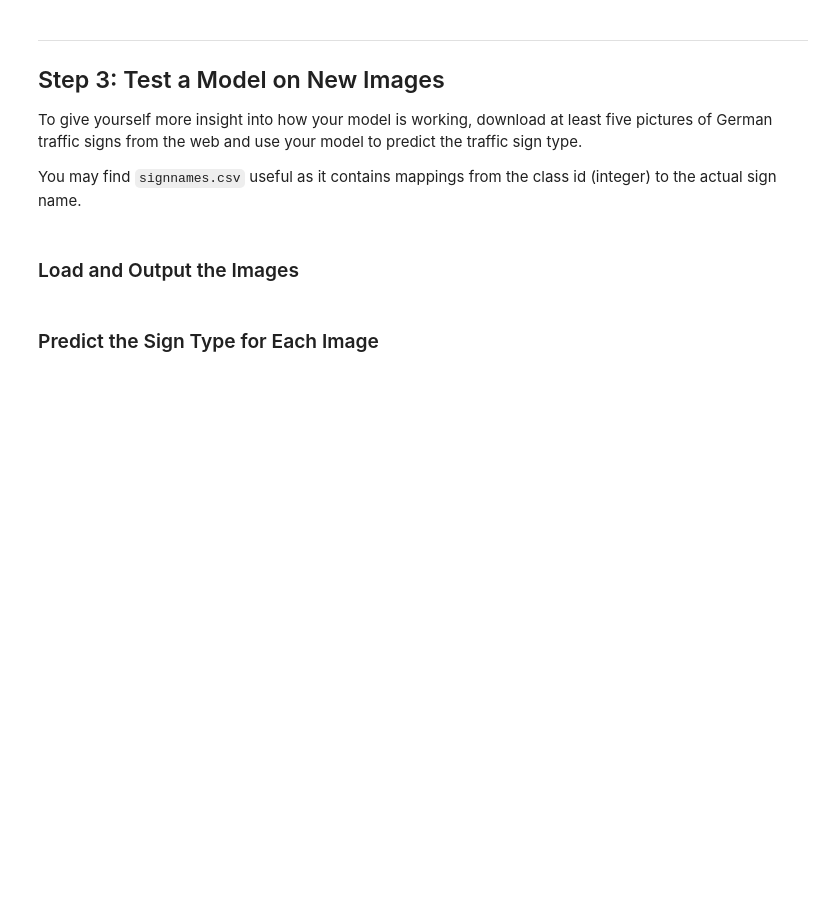
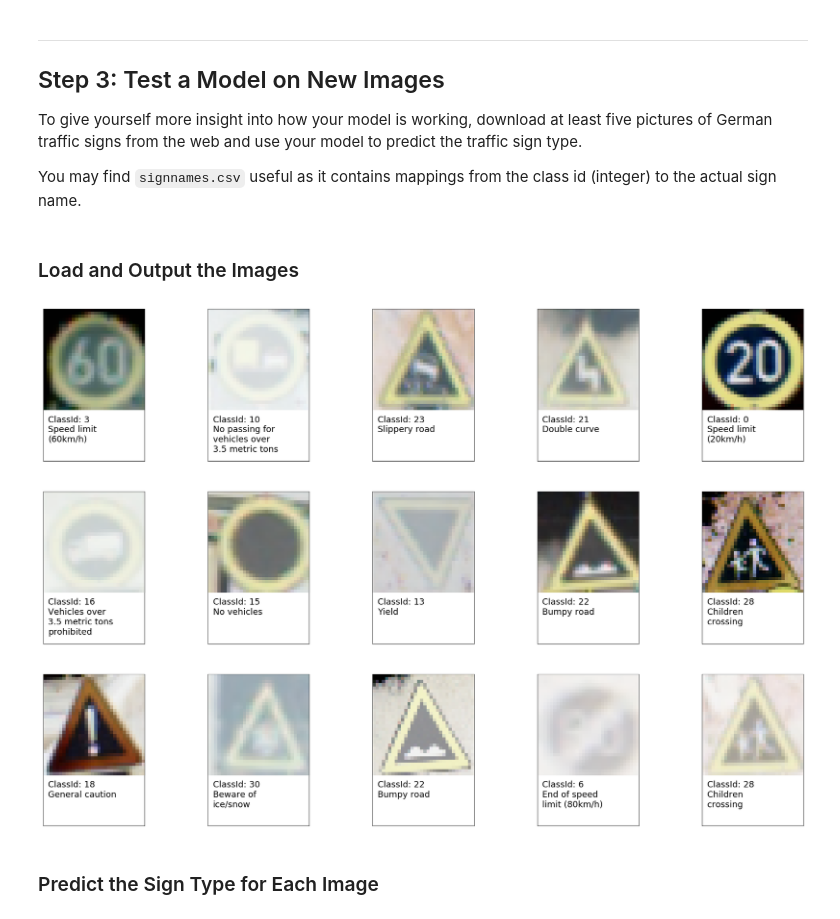
Before and after one commit to rajatsharma01/CarND-Traffic-Sign-Classifier-Project, a Jupyter notebook: Traffic_Sign_Classifier.ipynb, the cells around one changed output. Drawn from its saved outputs; the diff is of its cells as text; code cells hidden in the pictures; blank space fills up the shorter version.

```diff
--- a/Traffic_Sign_Classifier.ipynb
+++ b/Traffic_Sign_Classifier.ipynb
@@ -143,14 +150,16 @@ Use the code cell (or multiple code cells, if necessary) to implement the first
 ### Feel free to use as many code cells as needed.
 import tensorflow as tf
 
-# placeholder to hold x and y data
-x = tf.placeholder(tf.float32, (None, 32, 32, 3))
-y = tf.placeholder(tf.int32, (None))
-keep_prob = tf.placeholder(tf.float32)
+model_graph = tf.Graph()
+with model_graph.as_default():
+    # placeholder to hold x and y data
+    x = tf.placeholder(tf.float32, (None, 32, 32, 3))
+    y = tf.placeholder(tf.int32, (None))
+    is_training = tf.placeholder(tf.bool)
 
-# Convert input image to grascale and normalize pixel values
-x_gray = tf.image.rgb_to_grayscale(x)
-x_norm = tf.map_fn(lambda image: tf.image.per_image_standardization(image), x_gray)
+    # Convert input image to grascale and normalize pixel values
+    x_gray = tf.image.rgb_to_grayscale(x)
+    x_norm = tf.map_fn(lambda image: tf.image.per_image_standardization(image), x_gray)
 
-# convert classes into one hot format
-one_hot_y = tf.one_hot(y, n_classes)
+    # convert classes into one hot format
+    one_hot_y = tf.one_hot(y, n_classes)
@@ -316,3 +452,62 @@ You may find `signnames.csv` useful as it contains mappings from the class id (i
+# %%
+### Load the images and plot them here.
+### Feel free to use as many code cells as needed.
+import os
+import glob
+import random
+import cv2
+from textwrap import wrap
+
+%matplotlib inline
+
+def pick_random_image():
+    # Pick up random image form randomly selected directory
+    GTSRB_path = "./dataset/GTSRB/Final_Training/Images"
+    rand_dir = random.choice(glob.glob(GTSRB_path + '/*'))
+    image_file = random.choice(glob.glob(rand_dir + '/*.ppm'))
+
+    # Get image info from csv file
+    content = pd.read_csv(glob.glob(rand_dir + '/*.csv')[0], delimiter=';')
+    iminfo = content[content['Filename'] == os.path.basename(image_file)]
+
+    # crop image based on annotations provided in file
+    img = cv2.imread(image_file)
+    img = img[int(iminfo['Roi.Y1']):int(iminfo['Roi.Y2']),
+              int(iminfo['Roi.X1']):int(iminfo['Roi.X2']),:]
+    img = cv2.resize(img, dsize=(32,32))
+
+    return (img, iminfo['ClassId'])
+
+def show_images(x_images, y_classes, **kwargs):
+    fig = plt.figure(figsize=(30,20))
+    assert(x_images.shape[0] == y_classes.shape[0])
+    n_col = 5
+    n_row = (x_images.shape[0] + n_col - 1) // n_col
+    for i in range(x_images.shape[0]):
+        plt.subplot(n_row, n_col, i+1)
+        plt.xticks([])
+        plt.yticks([])
+        sign = signmap.iloc[y_classes[i]]
+        plt.axis([0, 10, 0, 15])
+        plt.imshow(x_images[i], extent=[0, 10, 5, 15])
+        imgtxt = "ClassId: " + str(sign['ClassId']) + "\n" + "\n".join(wrap(sign['SignName'], 15))
+        plt.text(0.5, 4.5, imgtxt, ha="left", va="top", fontsize=18)
+        if 'y_correct' in kwargs:
+            y_correct = kwargs['y_correct']
+            icon = None
+            if y_classes[i] == y_correct[i]:
+                icon = plt.imread('./WrightIcon.png')
+            else:
+                icon = plt.imread('./WrongIcon.png')
+            plt.imshow(icon, extent=[8,10,0,2])
+
+n_images = 15
+X_gtsrb_test, y_gtsrb_test = (np.empty((n_images, 32, 32, 3)), np.empty(n_images, dtype=np.int32))
+for i in range(n_images):
+    X_gtsrb_test[i], y_gtsrb_test[i] = pick_random_image()
+show_images(X_gtsrb_test, y_gtsrb_test)
+# %% [output]
+[figure, added]
 # %% [markdown]
 ### Predict the Sign Type for Each Image
 # %%
```
Also changed, not shown: parts of 15 cells of this notebook.
